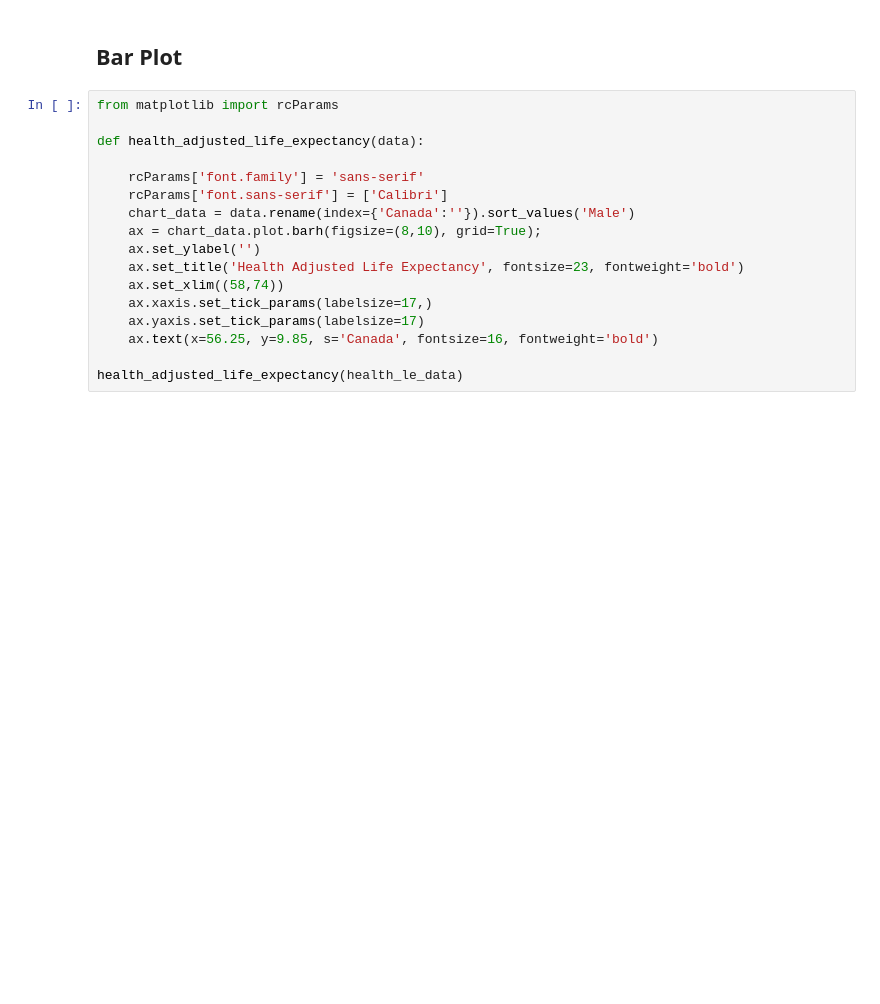
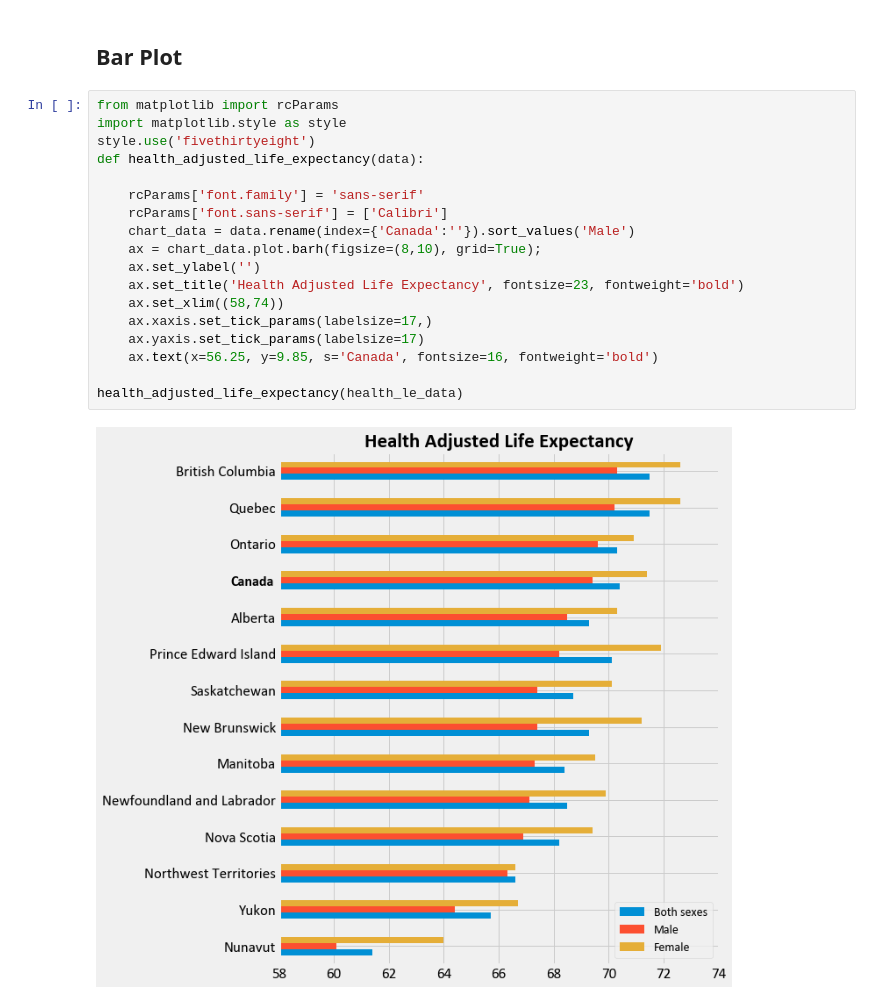
Before and after one commit to ocan-data/OpenCanadaData, a Jupyter notebook: notebooks/LifeExpectancy.ipynb, the cells around one changed output. Cells and saved outputs as stored; diff of their text form; blank space fills up the shorter version.

Commit message:
Add the line of code for the fivethirtyeight style

```diff
--- a/notebooks/LifeExpectancy.ipynb
+++ b/notebooks/LifeExpectancy.ipynb
@@ -102,18 +95,21 @@ health_le_data.T
 ## Bar Plot
 # %%
 from matplotlib import rcParams
-
+import matplotlib.style as style
+style.use('fivethirtyeight')
 def health_adjusted_life_expectancy(data):
 
     rcParams['font.family'] = 'sans-serif'
     rcParams['font.sans-serif'] = ['Calibri']
     chart_data = data.rename(index={'Canada':''}).sort_values('Male')
     ax = chart_data.plot.barh(figsize=(8,10), grid=True);
     ax.set_ylabel('')
     ax.set_title('Health Adjusted Life Expectancy', fontsize=23, fontweight='bold')
     ax.set_xlim((58,74))
     ax.xaxis.set_tick_params(labelsize=17,)
     ax.yaxis.set_tick_params(labelsize=17)
     ax.text(x=56.25, y=9.85, s='Canada', fontsize=16, fontweight='bold')
 
 health_adjusted_life_expectancy(health_le_data)
+# %% [output]
+[figure, added]
```
Also changed, not shown: parts of 1 cell of this notebook.
